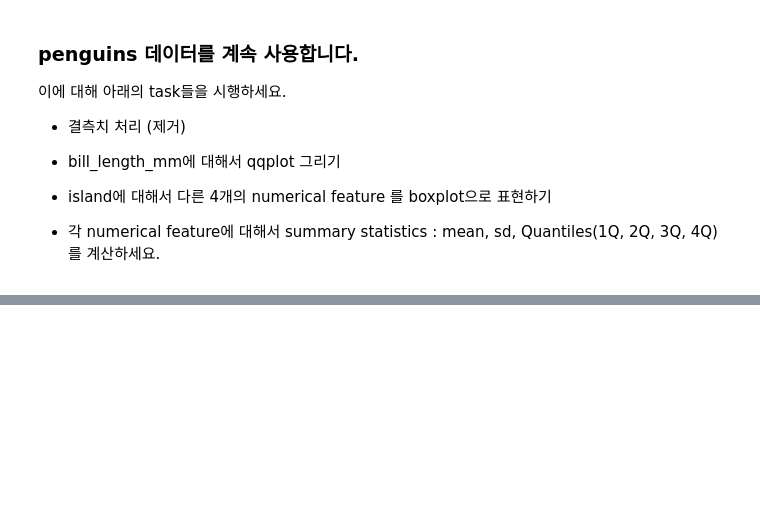
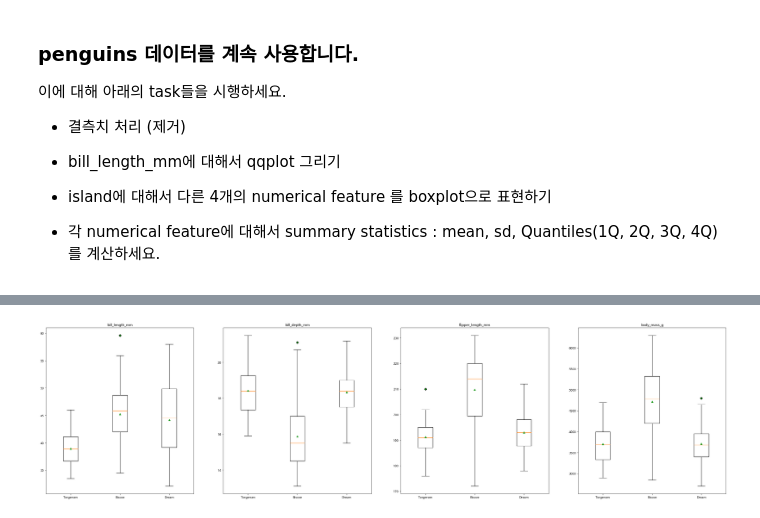
Before and after one commit to seahahn/game-company-data-analysis, a Jupyter notebook: n111-eda/n111a_eda.ipynb, the cells around one changed output, grey strips where cells are left out. Cells and saved outputs as stored; diff of their text form; code cells hidden in the pictures; blank space fills up the shorter version.

```diff
--- a/n111-eda/n111a_eda.ipynb
+++ b/n111-eda/n111a_eda.ipynb
@@ -139,0 +222,45 @@ pp = sns.load_dataset('penguins')
+# %%
+# island에 대해서 다른 4개의 numerical feature 를 boxplot으로 표현하기
+
+island = pp.island.unique() # 데이터 내 island 종류 알아내기 -> 'Torgersen', 'Biscoe', 'Dream'
+
+# boxplot에 넣을 데이터 세팅하기
+data_bill_length_mm = [pp[pp['island']=='Torgersen']['bill_length_mm'].dropna(how='any'),
+        pp[pp['island']=='Biscoe']['bill_length_mm'].dropna(how='any'),
+        pp[pp['island']=='Dream']['bill_length_mm'].dropna(how='any')]
+
+data_bill_depth_mm = [pp[pp['island']=='Torgersen']['bill_depth_mm'].dropna(how='any'),
+        pp[pp['island']=='Biscoe']['bill_depth_mm'].dropna(how='any'),
+        pp[pp['island']=='Dream']['bill_depth_mm'].dropna(how='any')]
+
+data_flipper_length_mm = [pp[pp['island']=='Torgersen']['flipper_length_mm'].dropna(how='any'),
+        pp[pp['island']=='Biscoe']['flipper_length_mm'].dropna(how='any'),
+        pp[pp['island']=='Dream']['flipper_length_mm'].dropna(how='any')]
+
+data_body_mass_g = [pp[pp['island']=='Torgersen']['body_mass_g'].dropna(how='any'),
+        pp[pp['island']=='Biscoe']['body_mass_g'].dropna(how='any'),
+        pp[pp['island']=='Dream']['body_mass_g'].dropna(how='any')]
+
+# boxplot 그리기
+green_diamond = dict(markerfacecolor='g', marker='D')
+plt.figure(figsize = (40,10))
+
+plt.subplot(1, 4, 1)
+plt.boxplot(data_bill_length_mm, labels=['Torgersen', 'Biscoe', 'Dream'], showmeans=True, flierprops=green_diamond)
+plt.title('bill_length_mm')
+
+plt.subplot(1, 4, 2)
+plt.boxplot(data_bill_depth_mm, labels=['Torgersen', 'Biscoe', 'Dream'], showmeans=True, flierprops=green_diamond)
+plt.title('bill_depth_mm')
+
+plt.subplot(1, 4, 3)
+plt.boxplot(data_flipper_length_mm, labels=['Torgersen', 'Biscoe', 'Dream'], showmeans=True, flierprops=green_diamond)
+plt.title('flipper_length_mm')
+
+plt.subplot(1, 4, 4)
+plt.boxplot(data_body_mass_g, labels=['Torgersen', 'Biscoe', 'Dream'], showmeans=True, flierprops=green_diamond)
+plt.title('body_mass_g')
+
+plt.show()
+# %% [output]
+[figure, added]
```
Also changed, not shown: parts of 16 cells of this notebook.
